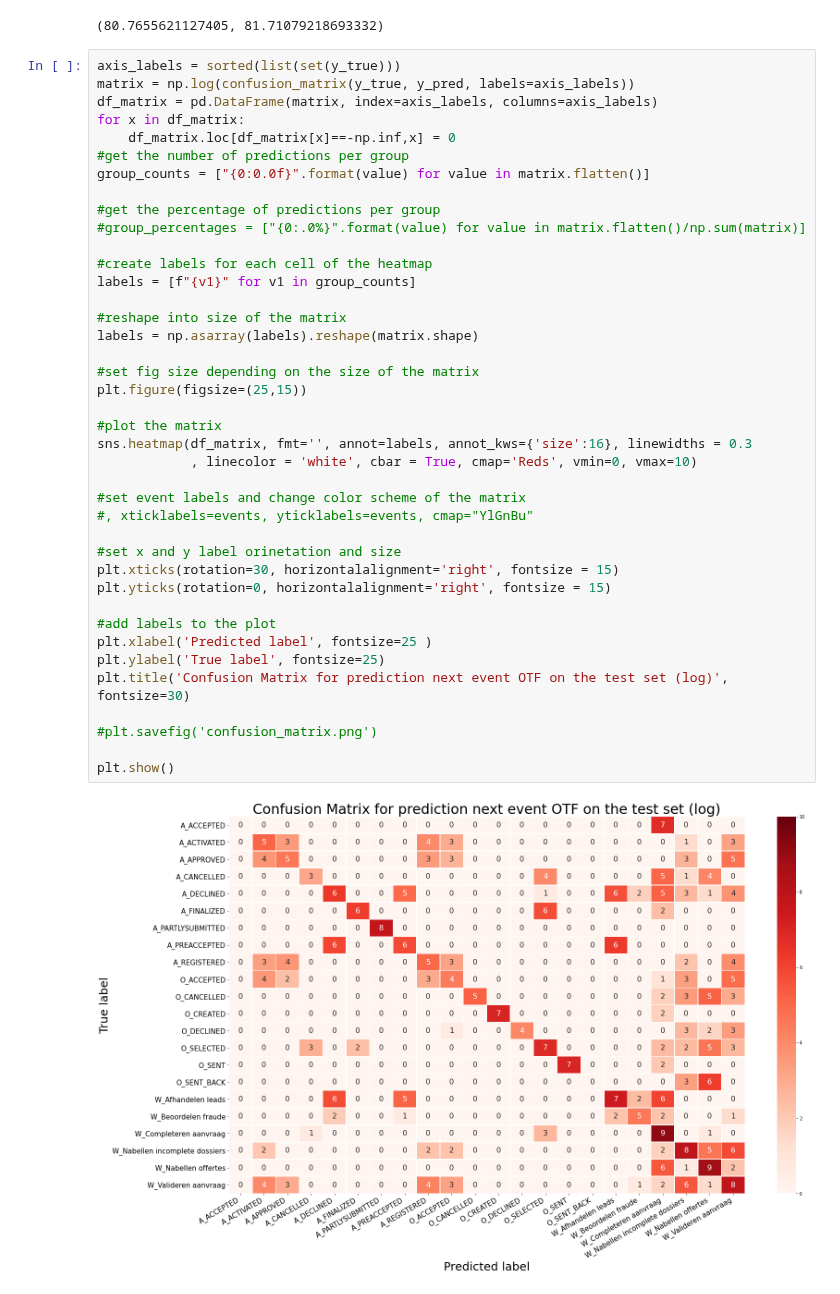
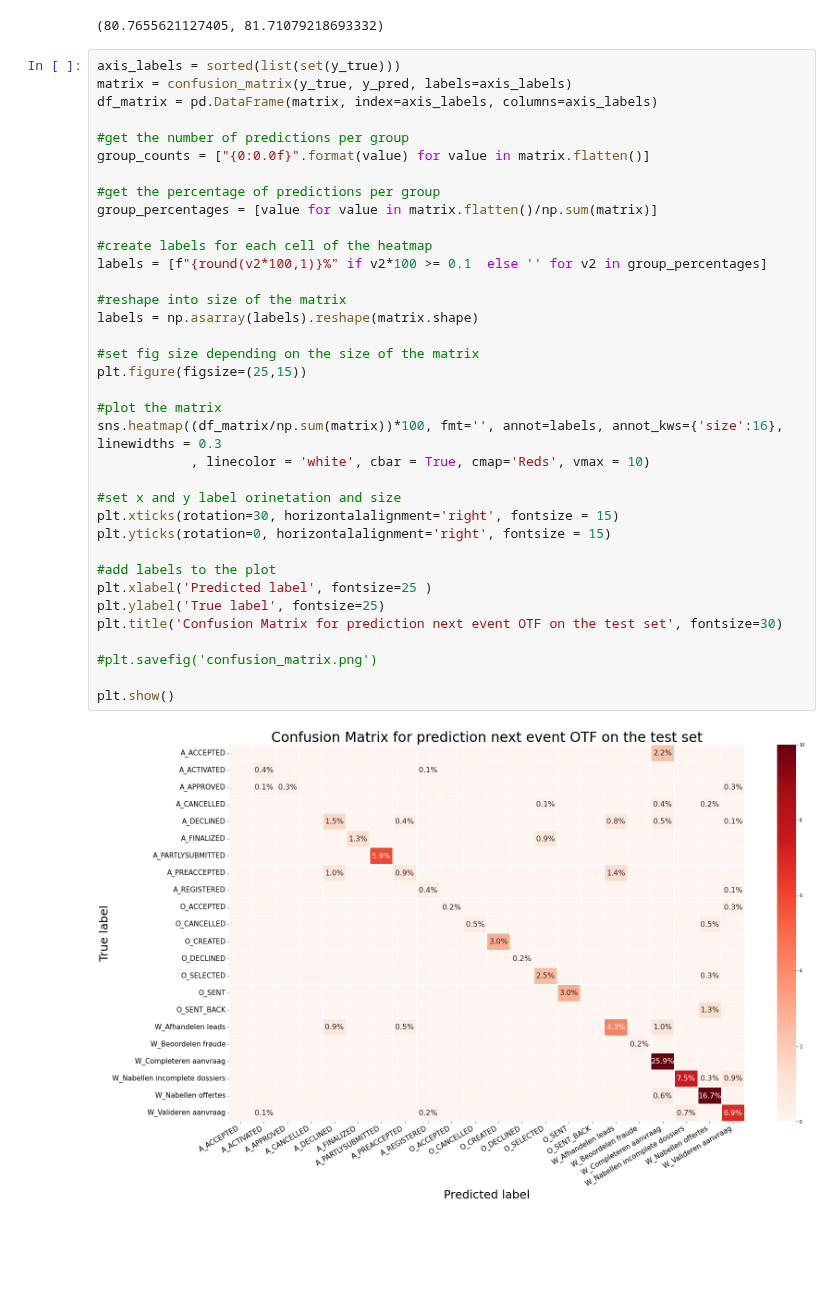
Before and after one commit to Elite-NL/Process_Mining, a Jupyter notebook: event_onTheFly.ipynb, the cells around one changed output. Cells and saved outputs as stored; diff of their text form; blank space fills up the shorter version.

```diff
--- a/event_onTheFly.ipynb
+++ b/event_onTheFly.ipynb
@@ -373,43 +367,39 @@ training_event_accuracy, test_event_accuracy
 (80.7655621127405, 81.71079218693332)
 # %%
 axis_labels = sorted(list(set(y_true)))
-matrix = np.log(confusion_matrix(y_true, y_pred, labels=axis_labels))
+matrix = confusion_matrix(y_true, y_pred, labels=axis_labels)
 df_matrix = pd.DataFrame(matrix, index=axis_labels, columns=axis_labels)
-for x in df_matrix:
-    df_matrix.loc[df_matrix[x]==-np.inf,x] = 0
+
 #get the number of predictions per group
 group_counts = ["{0:0.0f}".format(value) for value in matrix.flatten()]
 
 #get the percentage of predictions per group
-#group_percentages = ["{0:.0%}".format(value) for value in matrix.flatten()/np.sum(matrix)]
+group_percentages = [value for value in matrix.flatten()/np.sum(matrix)]
 
 #create labels for each cell of the heatmap
-labels = [f"{v1}" for v1 in group_counts]
+labels = [f"{round(v2*100,1)}%" if v2*100 >= 0.1  else '' for v2 in group_percentages]
 
 #reshape into size of the matrix
 labels = np.asarray(labels).reshape(matrix.shape)
 
 #set fig size depending on the size of the matrix
 plt.figure(figsize=(25,15))
 
 #plot the matrix
-sns.heatmap(df_matrix, fmt='', annot=labels, annot_kws={'size':16}, linewidths = 0.3
-            , linecolor = 'white', cbar = True, cmap='Reds', vmin=0, vmax=10)
-
-#set event labels and change color scheme of the matrix
-#, xticklabels=events, yticklabels=events, cmap="YlGnBu"
+sns.heatmap((df_matrix/np.sum(matrix))*100, fmt='', annot=labels, annot_kws={'size':16}, linewidths = 0.3
+            , linecolor = 'white', cbar = True, cmap='Reds', vmax = 10)
 
 #set x and y label orinetation and size
 plt.xticks(rotation=30, horizontalalignment='right', fontsize = 15)
 plt.yticks(rotation=0, horizontalalignment='right', fontsize = 15)
 
 #add labels to the plot
 plt.xlabel('Predicted label', fontsize=25 )
 plt.ylabel('True label', fontsize=25)
-plt.title('Confusion Matrix for prediction next event OTF on the test set (log)', fontsize=30)
+plt.title('Confusion Matrix for prediction next event OTF on the test set', fontsize=30)
 
 #plt.savefig('confusion_matrix.png')
 
 plt.show()
 # %% [output]
-[figure, old version]
+[figure, new version]
```
Also changed, not shown: parts of 4 cells of this notebook.
